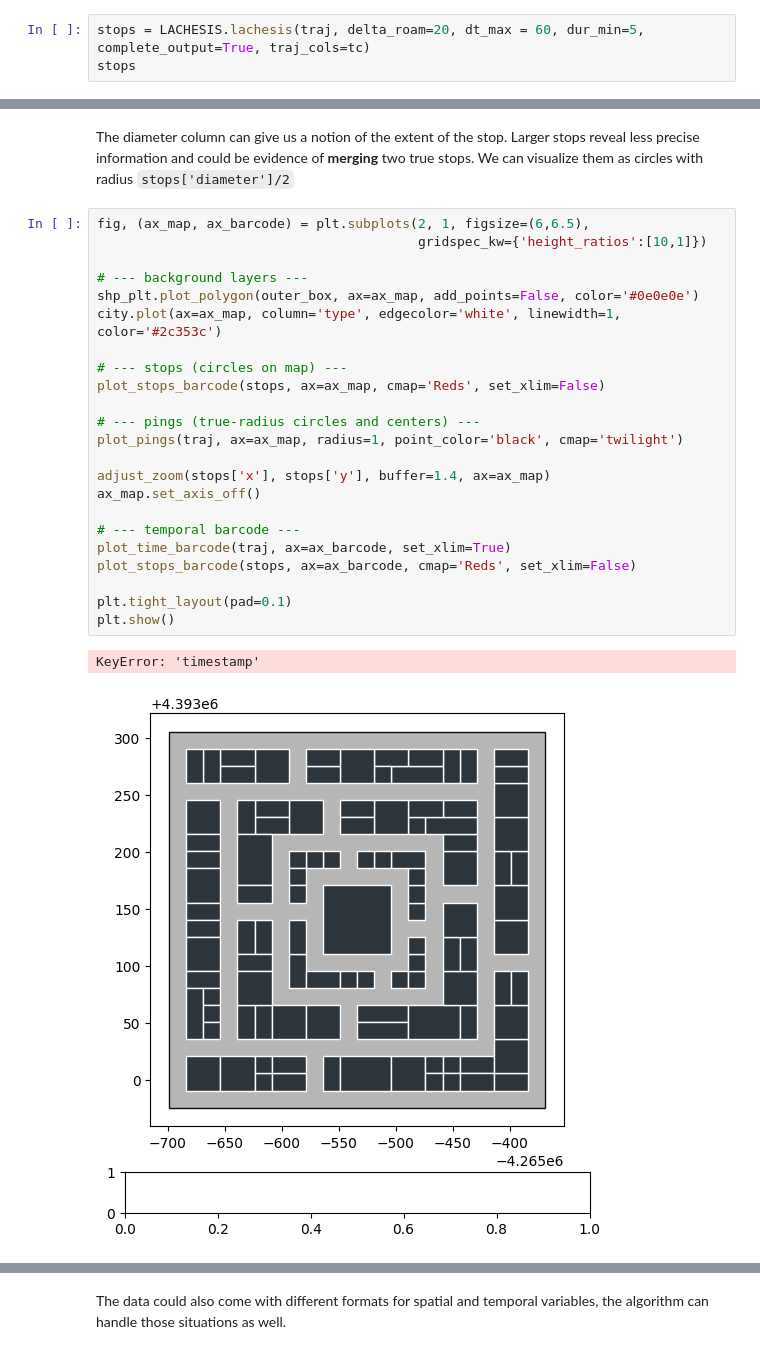
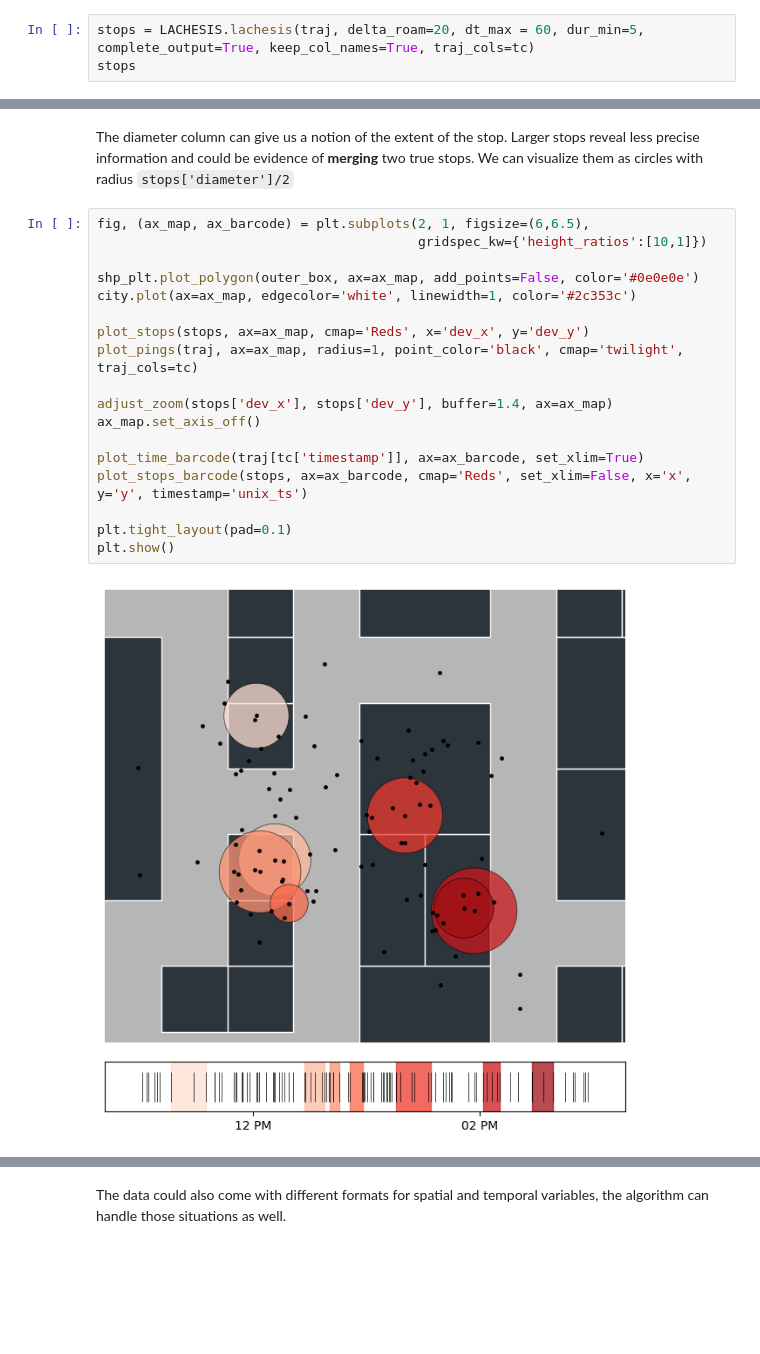
Before and after one commit to Watts-Lab/nomad, a Jupyter notebook: tutorials/IC2S2-2025/[3]stop-detection.ipynb, the cells around one changed output, grey strips where cells are left out. Drawn from its saved outputs; the diff is of its cells as text; blank space fills up the shorter version.

Commit message:
new visualization for H3 stops. Stop detection aggregator now works properly.

```diff
--- a/tutorials/IC2S2-2025/[3]stop-detection.ipynb
+++ b/tutorials/IC2S2-2025/[3]stop-detection.ipynb
@@ -144,6 +145,6 @@ LACHESIS.lachesis(traj, delta_roam=20, dt_max = 60, dur_min=5, traj_cols=tc) # T
 # %% [markdown]
 Optionally, we can get some useful statistics about each stop with the argument `complete_output`
 # %%
-stops = LACHESIS.lachesis(traj, delta_roam=20, dt_max = 60, dur_min=5, complete_output=True, traj_cols=tc)
+stops = LACHESIS.lachesis(traj, delta_roam=20, dt_max = 60, dur_min=5, complete_output=True, keep_col_names=True, traj_cols=tc)
 stops
 # %% [output]
@@ -160,27 +161,21 @@ The diameter column can give us a notion of the extent of the stop. Larger stops
 # %%
 fig, (ax_map, ax_barcode) = plt.subplots(2, 1, figsize=(6,6.5),
                                          gridspec_kw={'height_ratios':[10,1]})
 
-# --- background layers ---
 shp_plt.plot_polygon(outer_box, ax=ax_map, add_points=False, color='#0e0e0e')
-city.plot(ax=ax_map, column='type', edgecolor='white', linewidth=1, color='#2c353c')
+city.plot(ax=ax_map, edgecolor='white', linewidth=1, color='#2c353c')
 
-# --- stops (circles on map) ---
-plot_stops_barcode(stops, ax=ax_map, cmap='Reds', set_xlim=False)
+plot_stops(stops, ax=ax_map, cmap='Reds', x='dev_x', y='dev_y')
+plot_pings(traj, ax=ax_map, radius=1, point_color='black', cmap='twilight', traj_cols=tc)
 
-# --- pings (true-radius circles and centers) ---
-plot_pings(traj, ax=ax_map, radius=1, point_color='black', cmap='twilight')
-
-adjust_zoom(stops['x'], stops['y'], buffer=1.4, ax=ax_map)
+adjust_zoom(stops['dev_x'], stops['dev_y'], buffer=1.4, ax=ax_map)
 ax_map.set_axis_off()
 
-# --- temporal barcode ---
-plot_time_barcode(traj, ax=ax_barcode, set_xlim=True)
-plot_stops_barcode(stops, ax=ax_barcode, cmap='Reds', set_xlim=False)
+plot_time_barcode(traj[tc['timestamp']], ax=ax_barcode, set_xlim=True)
+plot_stops_barcode(stops, ax=ax_barcode, cmap='Reds', set_xlim=False, x='x', y='y', timestamp='unix_ts')
 
 plt.tight_layout(pad=0.1)
 plt.show()
 # %% [output]
-KeyError: 'timestamp'
-[figure, old version]
+[figure, new version]
 # %% [markdown]
```
Also changed, not shown: parts of 22 cells of this notebook, 7 other files.
